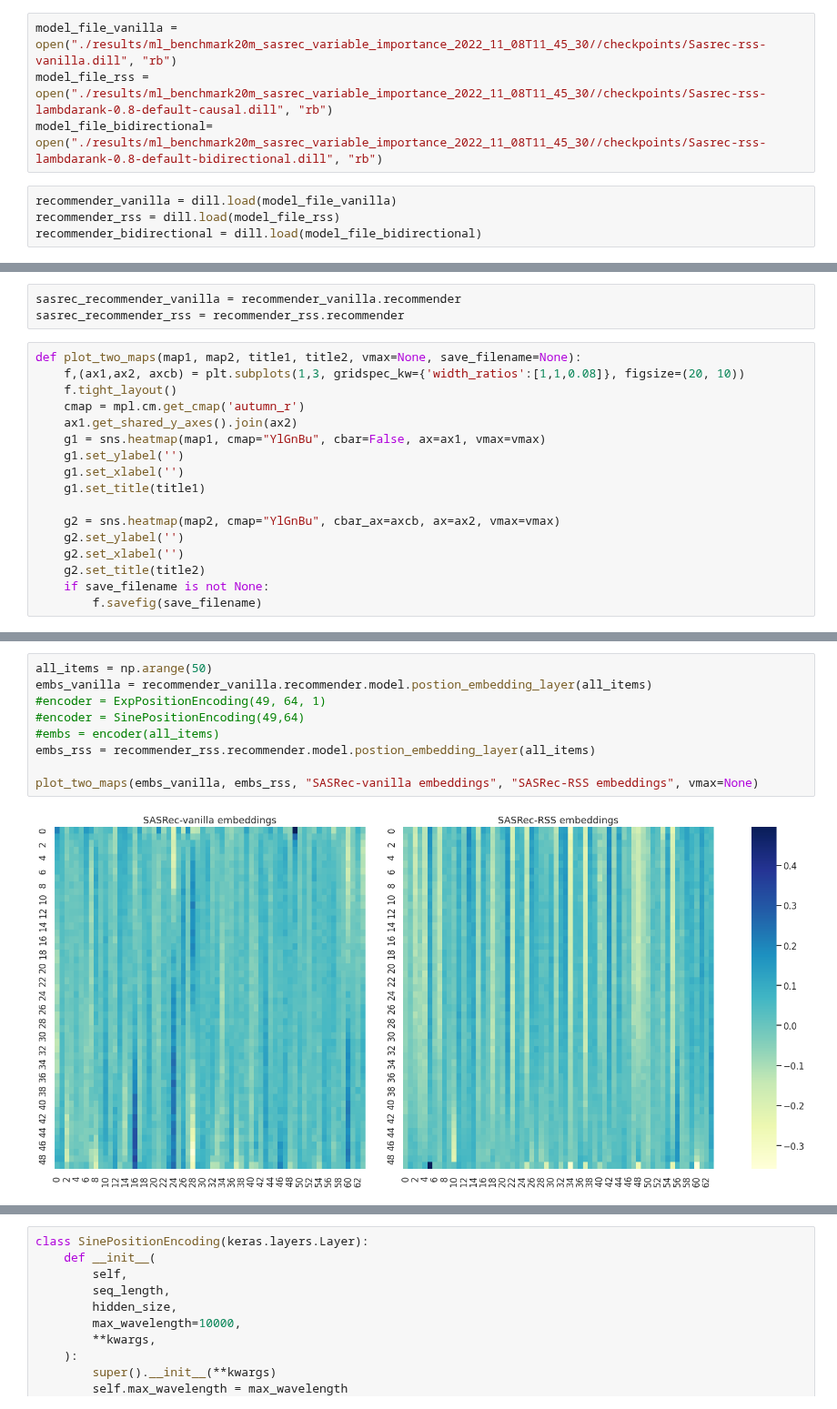
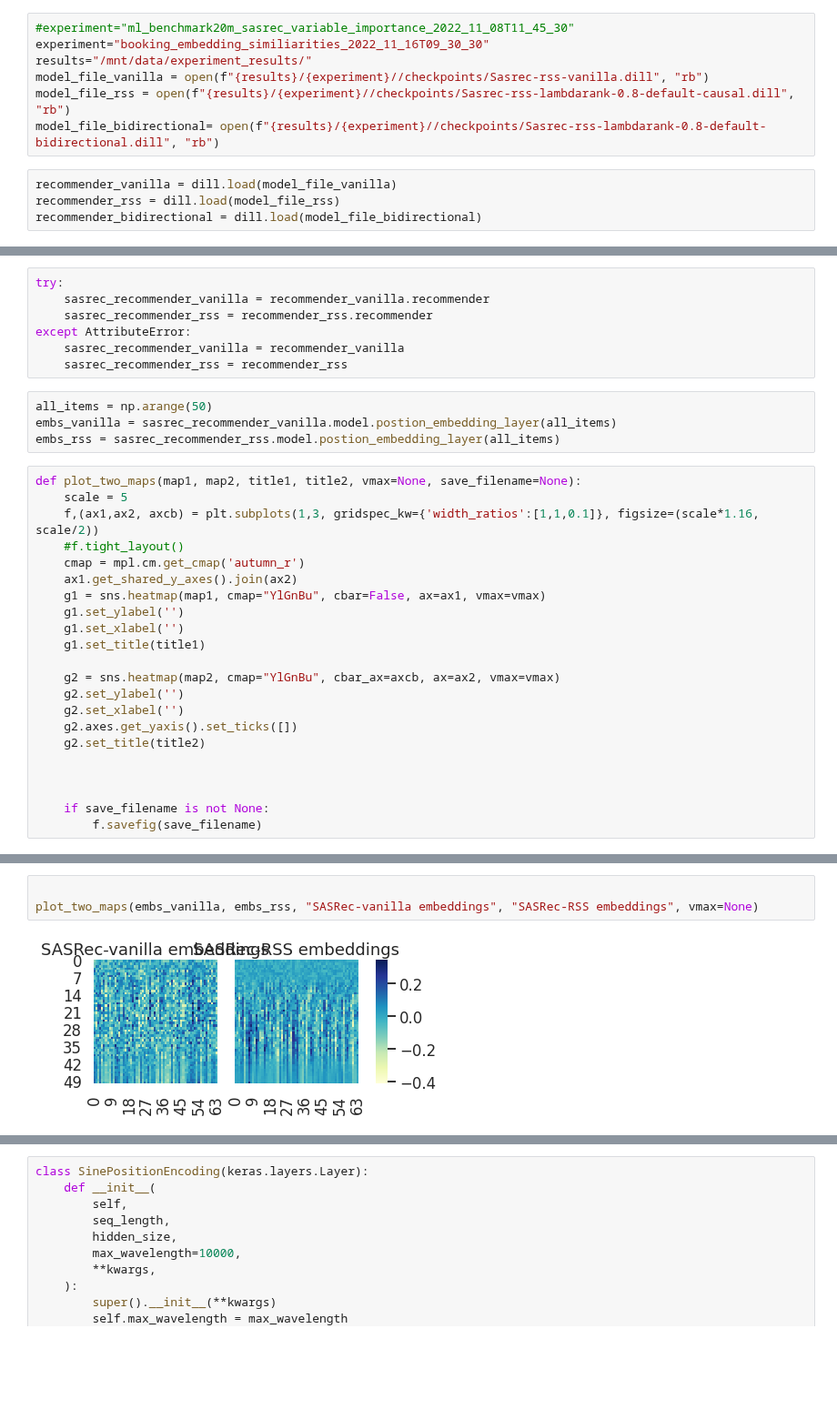
Before and after one commit to asash/gptrec_rl, a Jupyter notebook: evaluation/Sasrec-Rss-Attention-Analysis.ipynb, the cells around one changed output, grey strips where cells are left out. Shown at 91% size. Cells and saved outputs as stored; diff of their text form; blank space fills up the shorter version.

```diff
--- a/evaluation/Sasrec-Rss-Attention-Analysis.ipynb
+++ b/evaluation/Sasrec-Rss-Attention-Analysis.ipynb
@@ -16,7 +16,10 @@ sns.set_context("talk")
 # %%
-model_file_vanilla = open("./results/ml_benchmark20m_sasrec_variable_importance_2022_11_08T11_45_30//checkpoints/Sasrec-rss-vanilla.dill", "rb")
-model_file_rss = open("./results/ml_benchmark20m_sasrec_variable_importance_2022_11_08T11_45_30//checkpoints/Sasrec-rss-lambdarank-0.8-default-causal.dill", "rb")
-model_file_bidirectional= open("./results/ml_benchmark20m_sasrec_variable_importance_2022_11_08T11_45_30//checkpoints/Sasrec-rss-lambdarank-0.8-default-bidirectional.dill", "rb")
+#experiment="ml_benchmark20m_sasrec_variable_importance_2022_11_08T11_45_30"
+experiment="booking_embedding_similiarities_2022_11_16T09_30_30"
+results="/mnt/data/experiment_results/"
+model_file_vanilla = open(f"{results}/{experiment}//checkpoints/Sasrec-rss-vanilla.dill", "rb")
+model_file_rss = open(f"{results}/{experiment}//checkpoints/Sasrec-rss-lambdarank-0.8-default-causal.dill", "rb")
+model_file_bidirectional= open(f"{results}/{experiment}//checkpoints/Sasrec-rss-lambdarank-0.8-default-bidirectional.dill", "rb")
 # %%
 recommender_vanilla = dill.load(model_file_vanilla)
 recommender_rss = dill.load(model_file_rss)
@@ -26,10 +32,19 @@ user_ids = recommender_vanilla.recommender.users.straight
 # %%
-sasrec_recommender_vanilla = recommender_vanilla.recommender
-sasrec_recommender_rss = recommender_rss.recommender
+try:
+    sasrec_recommender_vanilla = recommender_vanilla.recommender
+    sasrec_recommender_rss = recommender_rss.recommender
+except AttributeError:
+    sasrec_recommender_vanilla = recommender_vanilla
+    sasrec_recommender_rss = recommender_rss
+# %%
+all_items = np.arange(50)
+embs_vanilla = sasrec_recommender_vanilla.model.postion_embedding_layer(all_items)
+embs_rss = sasrec_recommender_rss.model.postion_embedding_layer(all_items)
 # %%
 def plot_two_maps(map1, map2, title1, title2, vmax=None, save_filename=None):
-    f,(ax1,ax2, axcb) = plt.subplots(1,3, gridspec_kw={'width_ratios':[1,1,0.08]}, figsize=(20, 10))
-    f.tight_layout()
+    scale = 5
+    f,(ax1,ax2, axcb) = plt.subplots(1,3, gridspec_kw={'width_ratios':[1,1,0.1]}, figsize=(scale*1.16, scale/2))
+    #f.tight_layout()
     cmap = mpl.cm.get_cmap('autumn_r')
     ax1.get_shared_y_axes().join(ax2)
     g1 = sns.heatmap(map1, cmap="YlGnBu", cbar=False, ax=ax1, vmax=vmax)
@@ -40,6 +55,10 @@ def plot_two_maps(map1, map2, title1, title2, vmax=None, save_filename=None):
     g2 = sns.heatmap(map2, cmap="YlGnBu", cbar_ax=axcb, ax=ax2, vmax=vmax)
     g2.set_ylabel('')
     g2.set_xlabel('')
+    g2.axes.get_yaxis().set_ticks([])
     g2.set_title(title2)
+
+
+
     if save_filename is not None:
         f.savefig(save_filename)
@@ -74,14 +120,8 @@ plot_attention_maps(sasrec_recommender_vanilla, "SASRec-Vanilla", sasrec_recomme
 # %%
-all_items = np.arange(50)
-embs_vanilla = recommender_vanilla.recommender.model.postion_embedding_layer(all_items)
-#encoder = ExpPositionEncoding(49, 64, 1)
-#encoder = SinePositionEncoding(49,64)
-#embs = encoder(all_items)
-embs_rss = recommender_rss.recommender.model.postion_embedding_layer(all_items)
 
 plot_two_maps(embs_vanilla, embs_rss, "SASRec-vanilla embeddings", "SASRec-RSS embeddings", vmax=None)
 # %% [output]
-[figure, old version]
+[figure, new version]
 # %%
 from umap import UMAP
 def plot_umap_embeddings(embeddings1, title1, embeddings2, title2,seed=107):
```
Also changed, not shown: parts of 9 cells of this notebook.
